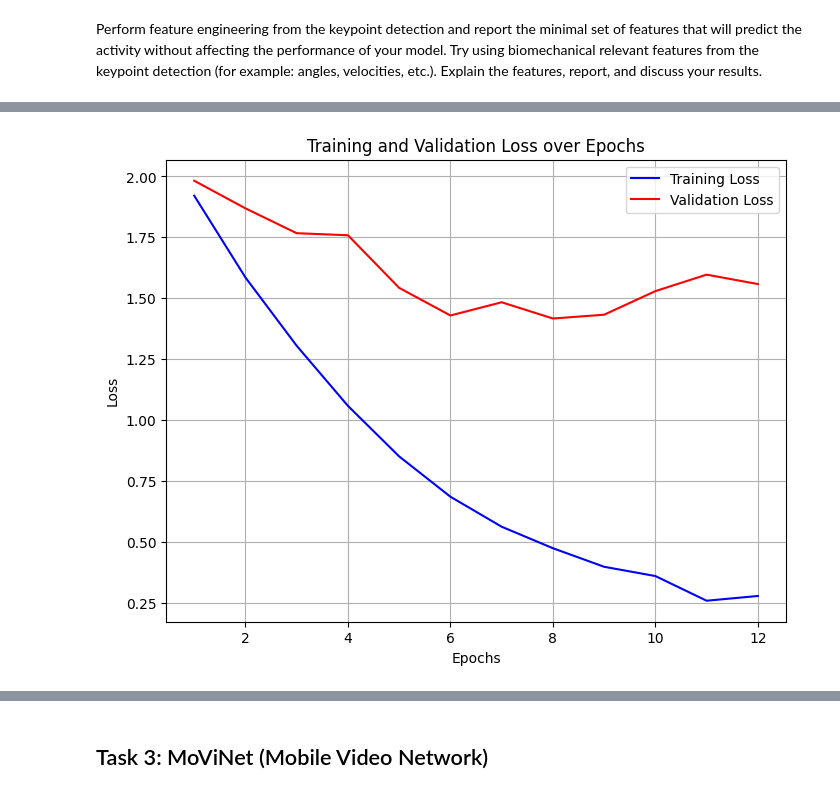
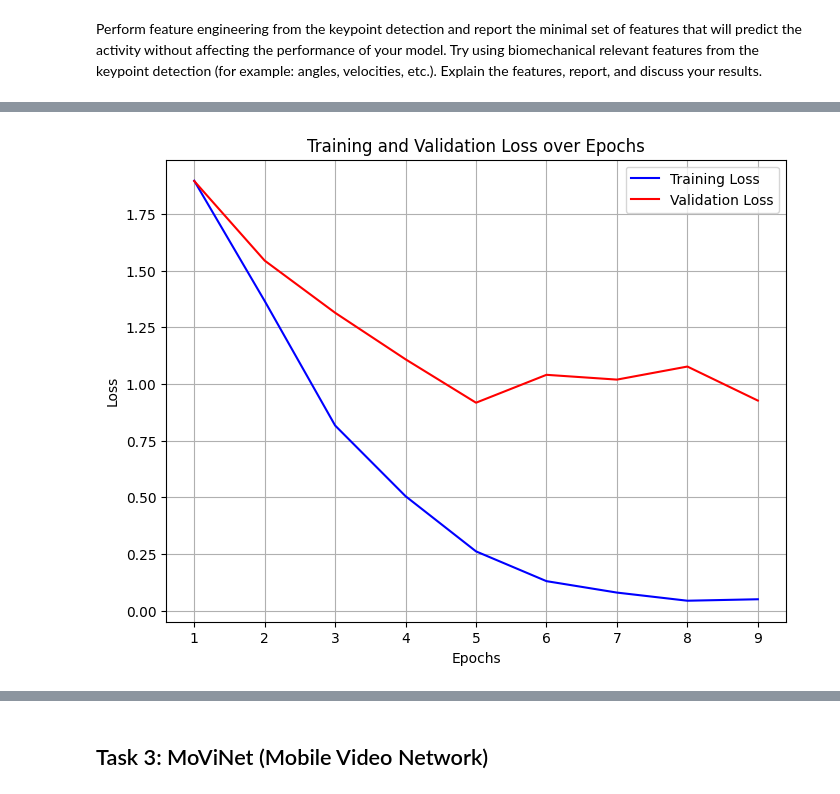
Before and after one commit to linahagberg/Assignment_4_Lina_Ella, a Jupyter notebook: Lina_Ella__assingment4.ipynb, the cells around one changed output, grey strips where cells are left out. Cells and saved outputs as stored; diff of their text form; code cells hidden in the pictures.

```diff
--- a/Lina_Ella__assingment4.ipynb
+++ b/Lina_Ella__assingment4.ipynb
@@ -852,7 +831,7 @@ angle_train, joint_names = get_angle(shuffled_X_train)
 # %%
 print(len(joint_names))
 # %%
-test = angle_test[50]
+test = angle_test[100]
 print(test.shape)
 for i in range(0,test.shape[1],2):
     print(i)
@@ -980,15 +1030,43 @@ feature_list = vel_name + acc_name + joint_names + vector_names
+# %%
+from sklearn.preprocessing import StandardScaler
+# Funktion för att skala sekvenser separat per prov
+def scale_sequences(data):
+    num_samples, seq_len, num_features = data.shape
+    scaled_data = np.zeros_like(data)
+
+    # Skala varje tidssteg (sekvens) för varje prov
+    for i in range(num_samples):
+        scaler = StandardScaler()
+        scaled_data[i] = scaler.fit_transform(data[i])  # Skala varje tidssteg (sekvens)
+
+    return scaled_data
+
+# Skala tränings- och testdata
+scaled_X_train = scale_sequences(data_bio_train)
+scaled_X_test = scale_sequences(data_bio_test)
 # %%
-# Skapa en instans av modellen
-model2 = CustomModel()
+from tensorflow.keras.optimizers import Adam
+from tensorflow.keras.optimizers.schedules import ExponentialDecay
+# Model compilation and training
+#model2 = CustomModel()
 
+# Definiera learning rate schedule
+lr_schedule = ExponentialDecay(
+    initial_learning_rate=1e-3,
+    decay_steps=100000,
+    decay_rate=0.96,
+    staircase=True
+)
+# Skapa optimizer med lr_schedule
+optimizer = Adam(learning_rate=lr_schedule, clipnorm=1.0)
 
-# Compile model
-optimizer = Adam(learning_rate=0.001, clipnorm=1.0)
+# Kompilera modellen
+model2 = TestModel()
 model2.compile(optimizer=optimizer, loss='categorical_crossentropy', metrics=['accuracy'])
 
 
-batch_size = 64
+batch_size = 32
 epochs = 30
-loss, accuracy = train_model( model2, epochs,batch_size,data_bio_train, y_bio_train, data_bio_test,y_bio_test)
+loss, accuracy = train_model_1( model2, epochs,batch_size,scaled_X_train, y_bio_train,scaled_X_test,y_bio_test)
 # %% [output]
 Epoch 1/30
@@ -1011,2 +1089,2 @@ Test Accuracy: 57.71
-[figure, old version]
+[figure, new version]
 # %%
```
Also changed, not shown: parts of 25 cells of this notebook, 1 other file.
